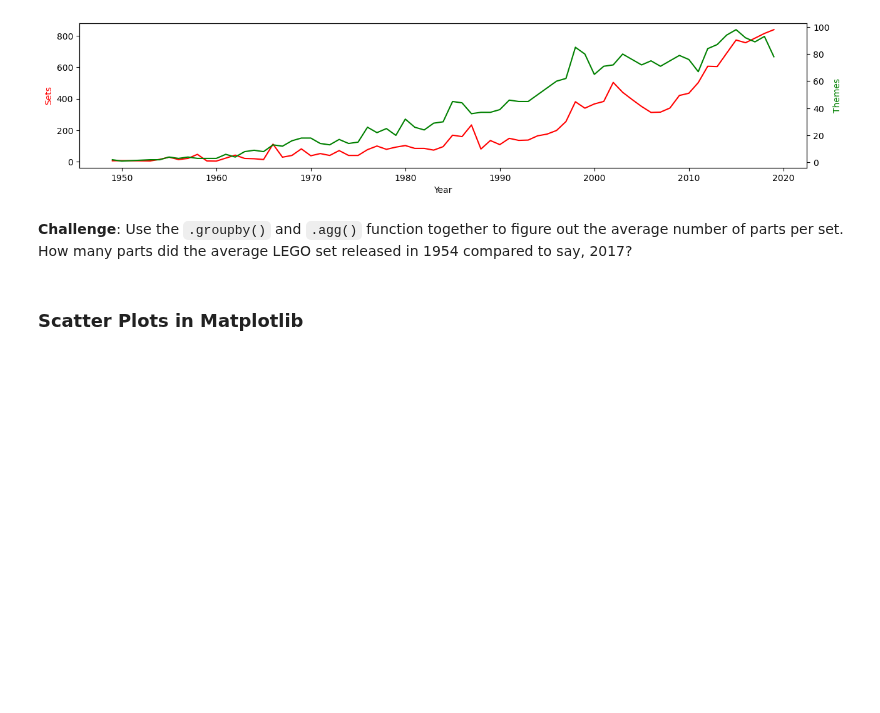
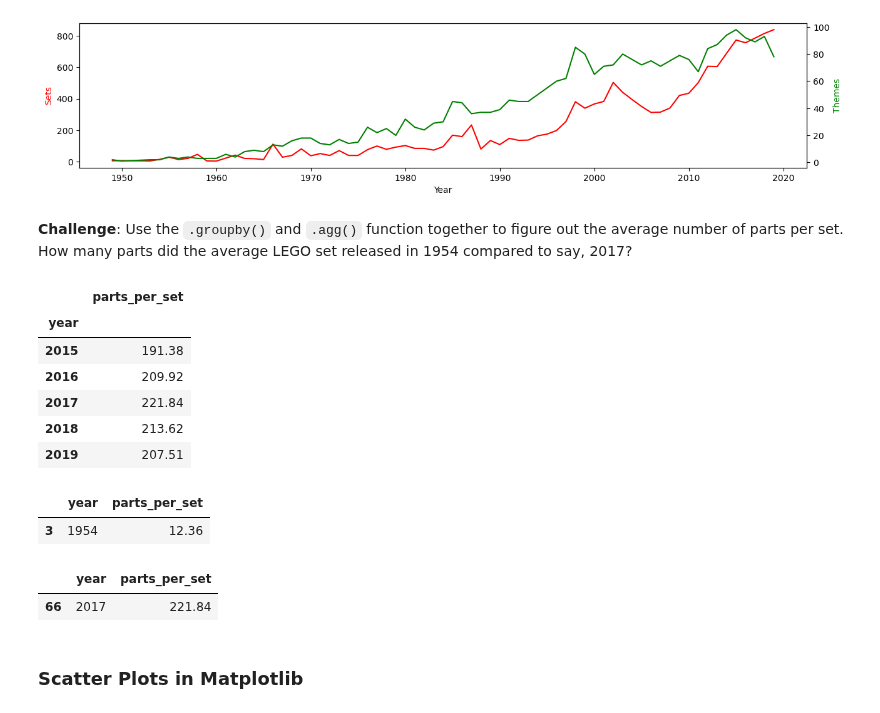
Before and after one commit to goltaraya/lego-data-analysis, a Jupyter notebook: Lego_Analysis_for_Course_(start).ipynb, the cells around one changed output. Saved outputs shown, nothing was run; the diff lists cells and outputs as text; code cells hidden in the pictures; blank space fills up the shorter version.

Commit message:
parts per set

```diff
--- a/Lego_Analysis_for_Course_(start).ipynb
+++ b/Lego_Analysis_for_Course_(start).ipynb
@@ -213,3 +213,17 @@ plt.show()
 [figure]
 # %% [markdown]
 **Challenge**: Use the <code>.groupby()</code> and <code>.agg()</code> function together to figure out the average number of parts per set. How many parts did the average LEGO set released in 1954 compared to say, 2017?
+# %%
+pd.options.display.float_format = '{:,.2f}'.format
+
+parts_per_set = sets_df.groupby("year").agg({"num_parts" : pd.Series.mean})[:69]
+parts_per_set = parts_per_set.rename(columns={"num_parts": "parts_per_set"})
+parts_per_set.tail(5)
+# %% [output]
+|  | parts_per_set |
+| year |  |
+| 2015 | 191.38 |
+| 2016 | 209.92 |
+| 2017 | 221.84 |
+| 2018 | 213.62 |
+| 2019 | 207.51 |
@@ -216,3 +232,13 @@ plt.show()
+# %%
+parts_per_set.query("year==1954")
+# %% [output]
+|  | year | parts_per_set |
+| 3 | 1954 | 12.36 |
+# %%
+parts_per_set.query("year==2017")
+# %% [output]
+|  | year | parts_per_set |
+| 66 | 2017 | 221.84 |
 # %% [markdown]
 ### Scatter Plots in Matplotlib
 # %% [markdown]
```
Also changed, not shown: parts of 2 cells of this notebook.
